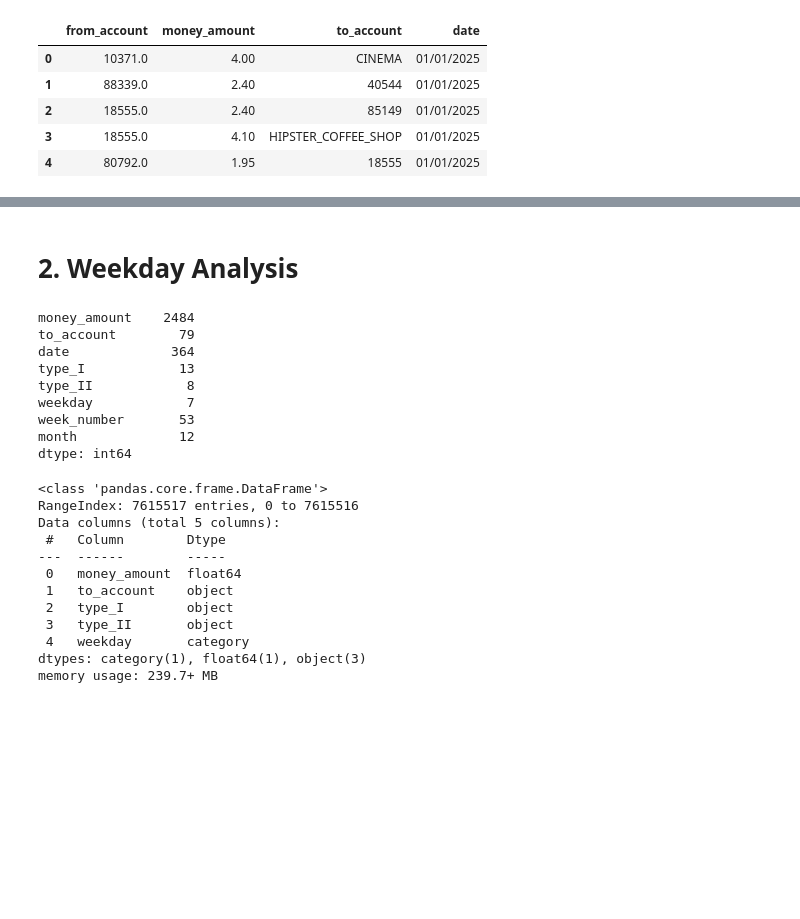
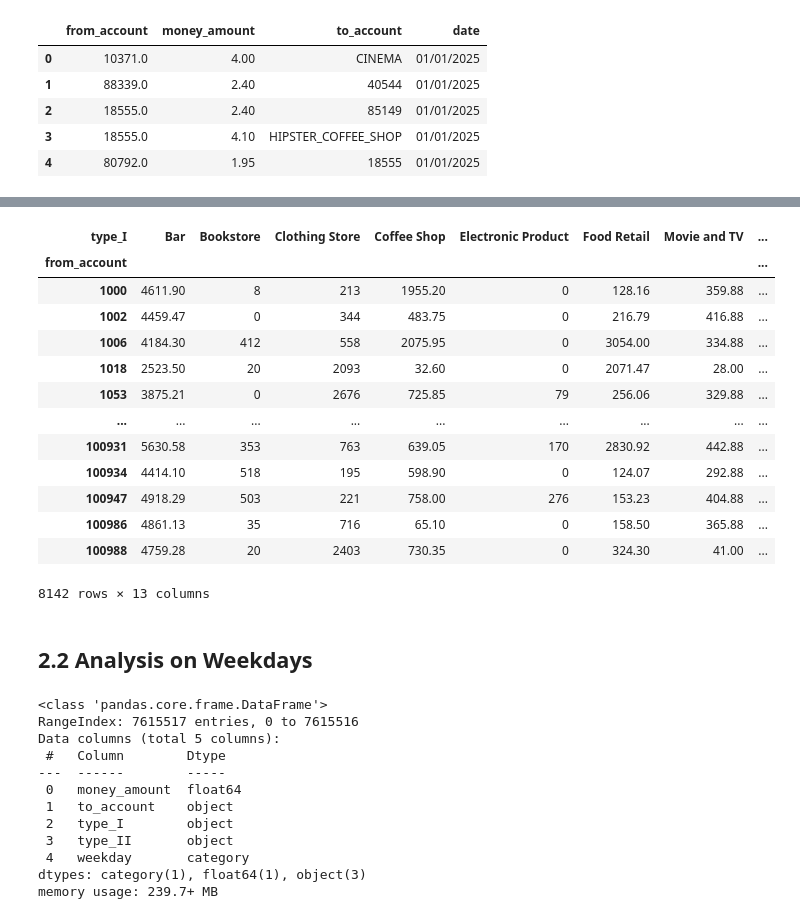
Before and after one commit to UoB-DSMP-2023-24/dsmp-2024-group26, a Jupyter notebook: Consumption_Type_Analysis.ipynb, the cells around one changed output, grey strips where cells are left out. Drawn from its saved outputs; the diff is of its cells as text; code cells hidden in the pictures; blank space fills up the shorter version.

```diff
--- a/Consumption_Type_Analysis.ipynb
+++ b/Consumption_Type_Analysis.ipynb
@@ -203,20 +169,26 @@ t
+# %%
+inidividual_sum_consumption = consumption.pivot_table(index='from_account', columns='type_I', values='money_amount', aggfunc='sum', fill_value=0)
+display(inidividual_sum_consumption)
+# %% [output]
+| type_I | Bar | Bookstore | Clothing Store | Coffee Shop | Electronic Product | Food Retail | Movie and TV | ... |
+| from_account |  |  |  |  |  |  |  | ... |
+| 1000 | 4611.90 | 8 | 213 | 1955.20 | 0 | 128.16 | 359.88 | ... |
+| 1002 | 4459.47 | 0 | 344 | 483.75 | 0 | 216.79 | 416.88 | ... |
+| 1006 | 4184.30 | 412 | 558 | 2075.95 | 0 | 3054.00 | 334.88 | ... |
+| 1018 | 2523.50 | 20 | 2093 | 32.60 | 0 | 2071.47 | 28.00 | ... |
+| 1053 | 3875.21 | 0 | 2676 | 725.85 | 79 | 256.06 | 329.88 | ... |
+| ... | ... | ... | ... | ... | ... | ... | ... | ... |
+| 100931 | 5630.58 | 353 | 763 | 639.05 | 170 | 2830.92 | 442.88 | ... |
+| 100934 | 4414.10 | 518 | 195 | 598.90 | 0 | 124.07 | 292.88 | ... |
+| 100947 | 4918.29 | 503 | 221 | 758.00 | 276 | 153.23 | 404.88 | ... |
+| 100986 | 4861.13 | 35 | 716 | 65.10 | 0 | 158.50 | 365.88 | ... |
+| 100988 | 4759.28 | 20 | 2403 | 730.35 | 0 | 324.30 | 41.00 | ... |
+8142 rows × 13 columns
 # %% [markdown]
-# 2. Weekday Analysis
+## 2.2 Analysis on Weekdays
 # %%
 consumption = pd.read_csv('consumption.csv')
 consumption = consumption.drop(['from_account'],axis=1)
-# %%
-consumption.nunique()
-# %% [output]
-money_amount    2484
-to_account        79
-date             364
-type_I            13
-type_II            8
-weekday            7
-week_number       53
-month             12
-dtype: int64
 # %%
 consumption_weekday = consumption.loc[:,['money_amount','to_account','type_I','type_II','weekday']]
 consumption_weekday['weekday'] = consumption_weekday['weekday'].astype('category')
```
Also changed, not shown: parts of 18 cells of this notebook.
